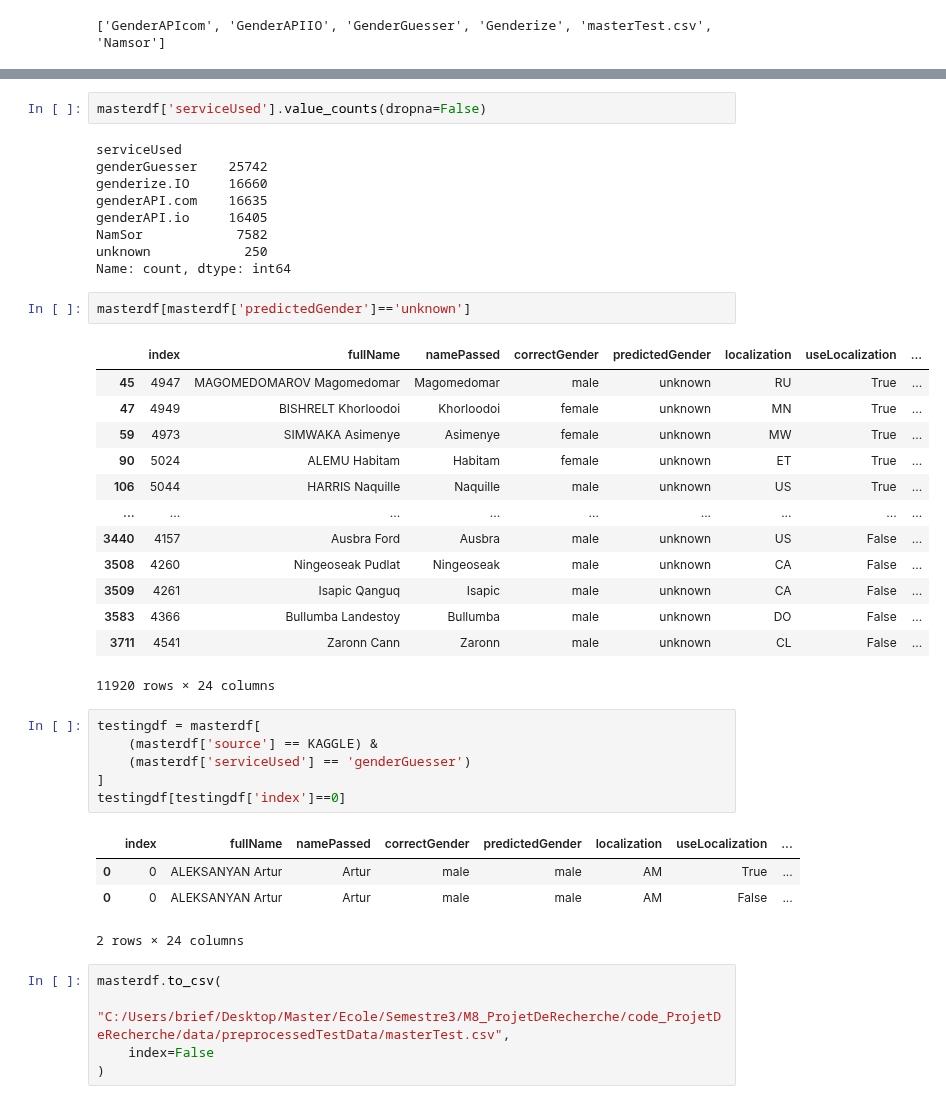
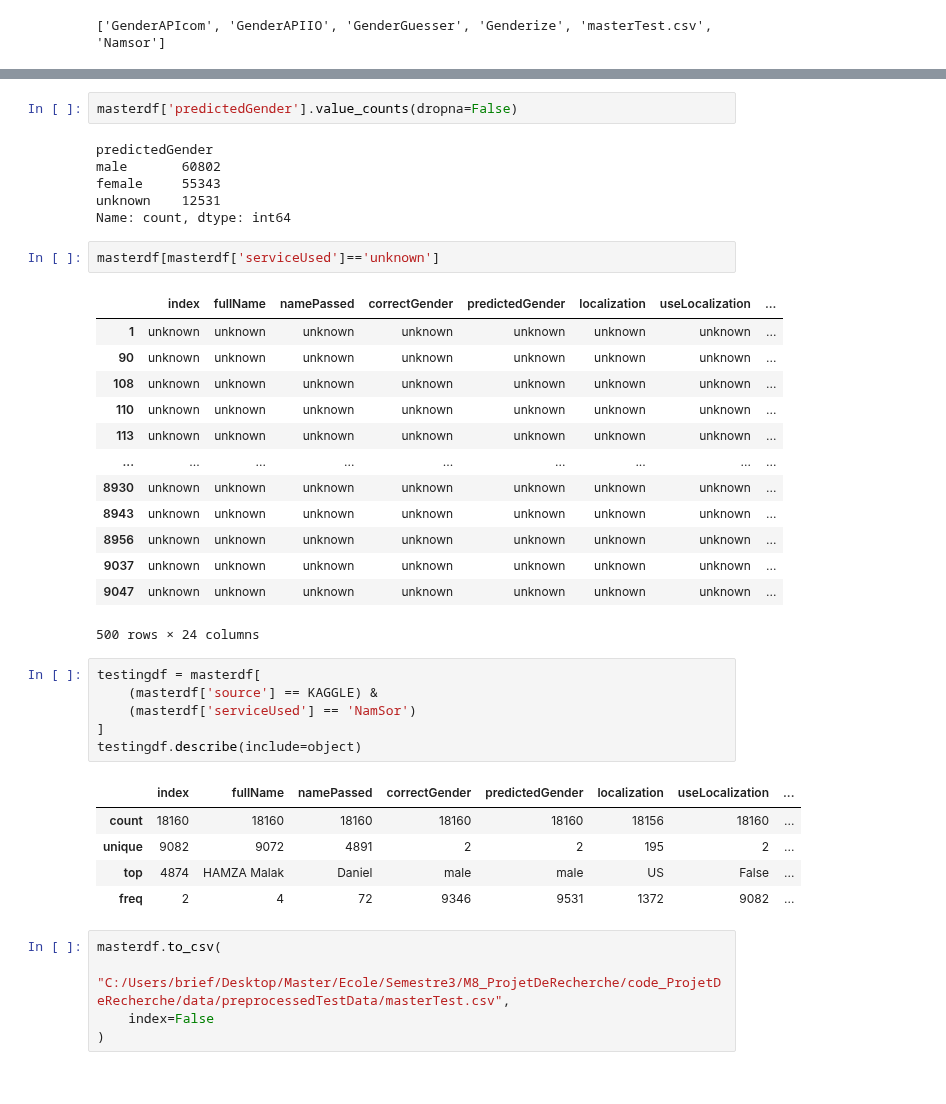
Before and after one commit to Briefgarde/name2genderresearch, a Jupyter notebook: notebooks/preprocessing/preprocessingTestData.ipynb, the cells around one changed output, grey strips where cells are left out. Drawn from its saved outputs; the diff is of its cells as text.

Commit message:
master test df is complete, all test result aggregated.

```diff
--- a/notebooks/preprocessing/preprocessingTestData.ipynb
+++ b/notebooks/preprocessing/preprocessingTestData.ipynb
@@ -1245,41 +1245,39 @@ masterdf.shape
 # %%
-masterdf['serviceUsed'].value_counts(dropna=False)
+masterdf['predictedGender'].value_counts(dropna=False)
 # %% [output]
-serviceUsed
-genderGuesser    25742
-genderize.IO     16660
-genderAPI.com    16635
-genderAPI.io     16405
-NamSor            7582
-unknown            250
+predictedGender
+male       60802
+female     55343
+unknown    12531
 Name: count, dtype: int64
 # %%
-masterdf[masterdf['predictedGender']=='unknown']
+masterdf[masterdf['serviceUsed']=='unknown']
 # %% [output]
 |  | index | fullName | namePassed | correctGender | predictedGender | localization | useLocalization | ... |
-| 45 | 4947 | MAGOMEDOMAROV Magomedomar | Magomedomar | male | unknown | RU | True | ... |
-| 47 | 4949 | BISHRELT Khorloodoi | Khorloodoi | female | unknown | MN | True | ... |
-| 59 | 4973 | SIMWAKA Asimenye | Asimenye | female | unknown | MW | True | ... |
-| 90 | 5024 | ALEMU Habitam | Habitam | female | unknown | ET | True | ... |
-| 106 | 5044 | HARRIS Naquille | Naquille | male | unknown | US | True | ... |
+| 1 | unknown | unknown | unknown | unknown | unknown | unknown | unknown | ... |
+| 90 | unknown | unknown | unknown | unknown | unknown | unknown | unknown | ... |
+| 108 | unknown | unknown | unknown | unknown | unknown | unknown | unknown | ... |
+| 110 | unknown | unknown | unknown | unknown | unknown | unknown | unknown | ... |
+| 113 | unknown | unknown | unknown | unknown | unknown | unknown | unknown | ... |
 | ... | ... | ... | ... | ... | ... | ... | ... | ... |
-| 3440 | 4157 | Ausbra Ford | Ausbra | male | unknown | US | False | ... |
-| 3508 | 4260 | Ningeoseak Pudlat | Ningeoseak | male | unknown | CA | False | ... |
-| 3509 | 4261 | Isapic Qanguq | Isapic | male | unknown | CA | False | ... |
-| 3583 | 4366 | Bullumba Landestoy | Bullumba | male | unknown | DO | False | ... |
-| 3711 | 4541 | Zaronn Cann | Zaronn | male | unknown | CL | False | ... |
+| 8930 | unknown | unknown | unknown | unknown | unknown | unknown | unknown | ... |
+| 8943 | unknown | unknown | unknown | unknown | unknown | unknown | unknown | ... |
+| 8956 | unknown | unknown | unknown | unknown | unknown | unknown | unknown | ... |
+| 9037 | unknown | unknown | unknown | unknown | unknown | unknown | unknown | ... |
+| 9047 | unknown | unknown | unknown | unknown | unknown | unknown | unknown | ... |
-11920 rows × 24 columns
+500 rows × 24 columns
 # %%
 testingdf = masterdf[
     (masterdf['source'] == KAGGLE) &
-    (masterdf['serviceUsed'] == 'genderGuesser')
+    (masterdf['serviceUsed'] == 'NamSor')
 ]
-testingdf[testingdf['index']==0]
+testingdf.describe(include=object)
 # %% [output]
 |  | index | fullName | namePassed | correctGender | predictedGender | localization | useLocalization | ... |
-| 0 | 0 | ALEKSANYAN Artur | Artur | male | male | AM | True | ... |
-| 0 | 0 | ALEKSANYAN Artur | Artur | male | male | AM | False | ... |
+| count | 18160 | 18160 | 18160 | 18160 | 18160 | 18156 | 18160 | ... |
+| unique | 9082 | 9072 | 4891 | 2 | 2 | 195 | 2 | ... |
+| top | 4874 | HAMZA Malak | Daniel | male | male | US | False | ... |
+| freq | 2 | 4 | 72 | 9346 | 9531 | 1372 | 9082 | ... |
-2 rows × 24 columns
 # %%
 masterdf.to_csv(
     "C:/Users/brief/Desktop/Master/Ecole/Semestre3/M8_ProjetDeRecherche/code_ProjetDeRecherche/data/preprocessedTestData/masterTest.csv",
```
Also changed, not shown: parts of 1 cell of this notebook, 1 other file.
